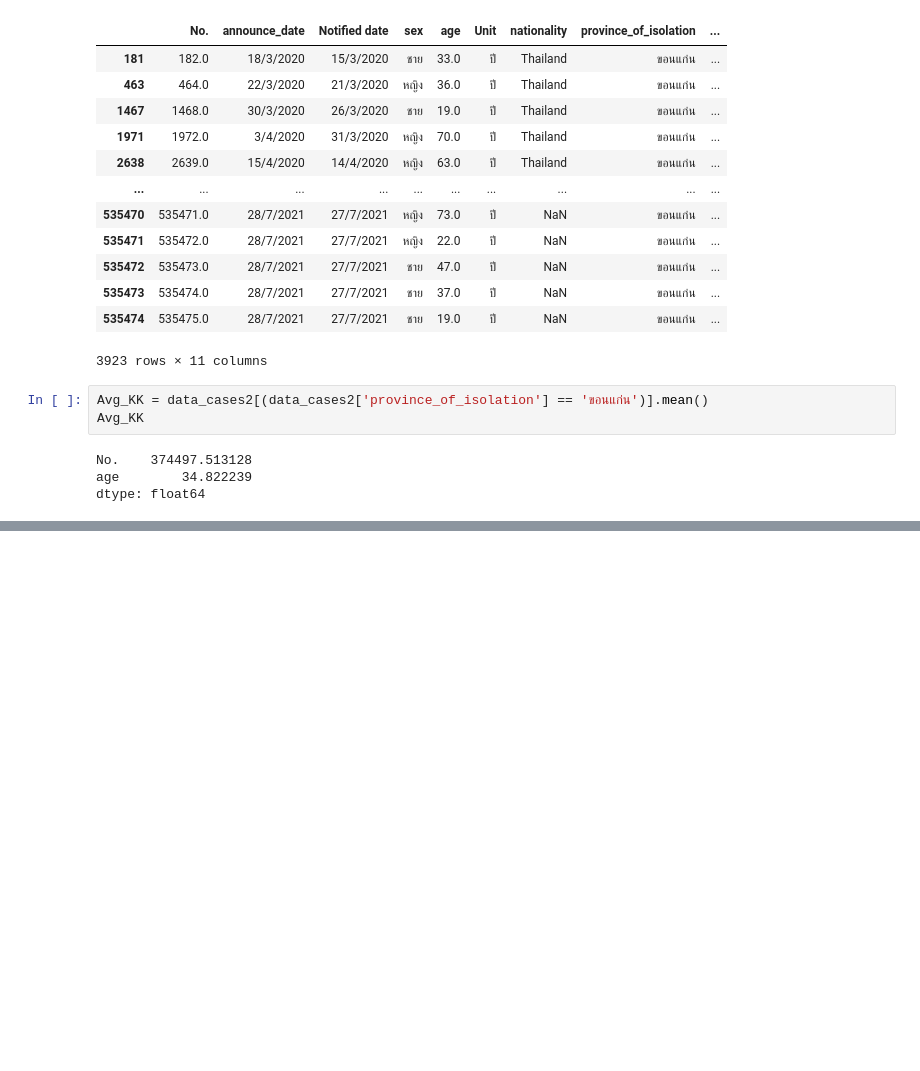
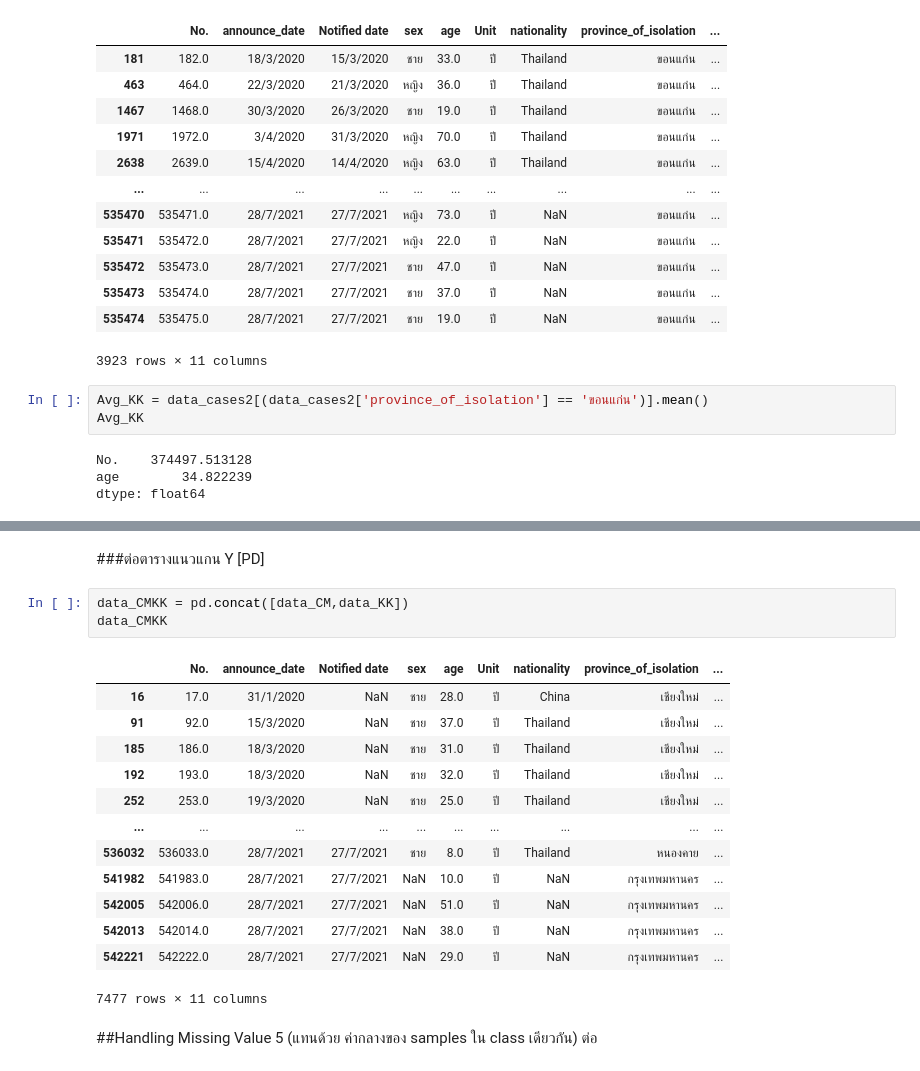
Before and after one commit to Chanakarn06/DWDM21, a Jupyter notebook: Data_Preprocessing(Chapter_3).ipynb, the cells around one changed output, grey strips where cells are left out. Drawn from its saved outputs; the diff is of its cells as text; blank space fills up the shorter version.

```diff
--- a/Data_Preprocessing(Chapter_3).ipynb
+++ b/Data_Preprocessing(Chapter_3).ipynb
@@ -700,0 +813,21 @@ dtype: float64
+# %% [markdown]
+###ต่อตารางแนวแกน Y [PD]
+# %%
+data_CMKK = pd.concat([data_CM,data_KK])
+data_CMKK
+# %% [output]
+|  | No. | announce_date | Notified date | sex | age | Unit | nationality | province_of_isolation | ... |
+| 16 | 17.0 | 31/1/2020 | NaN | ชาย | 28.0 | ปี | China | เชียงใหม่ | ... |
+| 91 | 92.0 | 15/3/2020 | NaN | ชาย | 37.0 | ปี | Thailand | เชียงใหม่ | ... |
+| 185 | 186.0 | 18/3/2020 | NaN | ชาย | 31.0 | ปี | Thailand | เชียงใหม่ | ... |
+| 192 | 193.0 | 18/3/2020 | NaN | ชาย | 32.0 | ปี | Thailand | เชียงใหม่ | ... |
+| 252 | 253.0 | 19/3/2020 | NaN | ชาย | 25.0 | ปี | Thailand | เชียงใหม่ | ... |
+| ... | ... | ... | ... | ... | ... | ... | ... | ... | ... |
+| 536032 | 536033.0 | 28/7/2021 | 27/7/2021 | ชาย | 8.0 | ปี | Thailand | หนองคาย | ... |
+| 541982 | 541983.0 | 28/7/2021 | 27/7/2021 | NaN | 10.0 | ปี | NaN | กรุงเทพมหานคร | ... |
+| 542005 | 542006.0 | 28/7/2021 | 27/7/2021 | NaN | 51.0 | ปี | NaN | กรุงเทพมหานคร | ... |
+| 542013 | 542014.0 | 28/7/2021 | 27/7/2021 | NaN | 38.0 | ปี | NaN | กรุงเทพมหานคร | ... |
+| 542221 | 542222.0 | 28/7/2021 | 27/7/2021 | NaN | 29.0 | ปี | NaN | กรุงเทพมหานคร | ... |
+7477 rows × 11 columns
+# %% [markdown]
+##Handling Missing Value 5 (แทนด้วย ค่ากลางของ samples ใน class เดียวกัน) ต่อ
```
Also changed, not shown: parts of 22 cells of this notebook.
